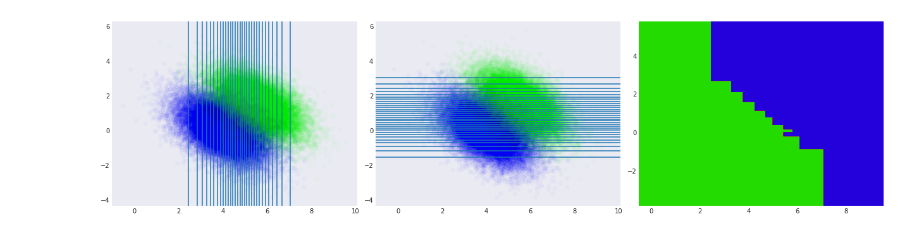
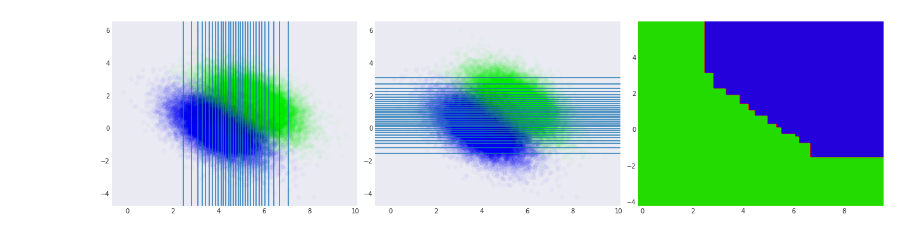
Before and after one commit to michelleliu103/w261_DisplayAdvertisingChallenge, a Jupyter notebook: tree-from-scratch.ipynb, the cells around one changed output. Drawn from its saved outputs; the diff is of its cells as text; code cells hidden in the pictures.

Commit message:
refactor working tree

```diff
--- a/tree-from-scratch.ipynb
+++ b/tree-from-scratch.ipynb
@@ -87,13 +34,13 @@ labels = validationData.map(lambda lp: lp.label).collect()
 # %%
 class DecisionTreeBinaryClassifier:
-    def __init__(self, num_features, categorical_features_info, max_bins=32, max_depth=10):
+    def __init__(self, num_features, categorical_features_info, max_bins=32, max_depth=10, min_per_node=1):
         self.num_features = num_features
         self.categorical_features_info = categorical_features_info
         self.max_bins = max_bins
         self.max_depth = max_depth
+        self.min_per_node = min_per_node
 
     def train(self, dataRDD):
-        print(dataRDD.take(5))
         node_id_counter = count()
         def seq_op(counts, row):
             label = row[0]
@@ -113,31 +60,45 @@ class DecisionTreeBinaryClassifier:
         self.continuous_bins = continuous_bins
 
         tree_root = TreeNode(next(node_id_counter), n, gini, probability)
+        tree_root.ranges = { i: (0, self.max_bins) for i in range(self.num_features) }
         self.tree_root = tree_root
-        print(tree_root)
+
         frontier = [tree_root]
         depth = 0
         while len(frontier) > 0:
-            print(depth)
+            print(depth, frontier)
             candidate_splits = {}
             for node in frontier:
-                candidate_splits[node.id] = gen_candidate_splits(self.num_features, self.max_bins, self.categorical_features_info)
+                candidate_splits[node.id] = gen_candidate_splits(node, self.num_features)
+
             statsRDD = treeRDD.flatMap(partial(split_statistics, tree_root, candidate_splits)) \
                 .reduceByKey(result_adder) \
                 .mapValues(to_gini)
+
             best_splits = statsRDD.map(shift_key) \
                 .reduceByKey(get_purest_split) \
                 .collectAsMap()
+
             print(best_splits)
+
             new_frontier = []
             for node in frontier:
+                if node.id not in best_splits:
+                    continue
                 split_data = best_splits[node.id]
                 (split_feat, split_val), _, (left_n, left_proba, left_gini), (right_n, right_proba, right_gini) = split_data
+                if left_n < self.min_per_node or right_n < self.min_per_node:
+                    continue
+                parent_range = node.feat_range(split_feat)
                 left = TreeNode(next(node_id_counter), left_n, left_gini, left_proba)
+                left.ranges = { split_feat: (parent_range[0], split_val + 1) }
                 right = TreeNode(next(node_id_counter), right_n, right_gini, right_proba)
+                right.ranges = { split_feat: (split_val + 1, parent_range[1]) }
                 node.split(split_feat, split_val, left, right)
-                new_frontier.append(left)
-                new_frontier.append(right)
+                if 0 < left.probability and left.probability < 1:
+                    new_frontier.append(left)
+                if 0 < right.probability and right.probability < 1:
+                    new_frontier.append(right)
             depth += 1
             if depth >= self.max_depth:
                 frontier = []
@@ -179,16 +140,19 @@ def to_discrete(continuous_val, bins):
             return i
     return len(bins)
 
-def gen_candidate_splits(num_feats, num_bins, categorical_features_info):
-    # TODO: make this respect restricted ranges as depth grows
+def gen_candidate_splits(node, num_feats):
     candidates = {}
     for i in range(num_feats):
-        candidates[i] = list(range(num_bins - 1))
+        feat_range = node.feat_range(i)
+        if feat_range[1] - feat_range[0] > 1:
+            candidates[i] = list(range(*feat_range))
     return candidates
 
 def split_statistics(tree_root, candidate_splits, pair):
     label, feat_vector = pair
     node_assignment = tree_root.get_assigned_node_id(feat_vector)
+    if node_assignment not in candidate_splits:
+        return []
     candidates_to_evaluate = candidate_splits[node_assignment]
 
     for feat_idx, split_vals in candidates_to_evaluate.items():
@@ -234,8 +196,8 @@ np.random.shuffle(data)
 
 toyRDD = sc.parallelize(data).map(lambda row: (row[-1], row[:-1]))
 # %%
-tree = DecisionTreeBinaryClassifier(2, {}, max_depth=6)
-tree.train(toyRDD)
+tree = DecisionTreeBinaryClassifier(2, {}, max_depth=7)
+%time tree.train(toyRDD)
 # %%
 probs = tree.predict(toyRDD.map(itemgetter(1))).collect()
 predictions = np.round(probs)
@@ -256,29 +218,29 @@ avg / total       0.93      0.93      0.93     60000
 # %%
 colors = np.array([[0., 1., 0., 0.02] if label == 0 else [0., 0., 1., 0.02] for label in data[:, 2]])
 
 plt.figure(figsize=(18, 5))
 plt.subplot(1, 3, 1)
 plt.scatter(data[:, 0], data[:, 1], c=colors)
 for i in tree.continuous_bins[0]:
     plt.axvline(x=i)
 
 plt.subplot(1, 3, 2)
 plt.scatter(data[:, 0], data[:, 1], c=colors)
 for i in tree.continuous_bins[1]:
     plt.axhline(y=i)
 
 plt.subplot(1, 3, 3)
-plot_step = 0.02
+plot_step = 0.05
 
 x_min, x_max = data[:, 0].min(), data[:, 0].max()
 y_min, y_max = data[:, 1].min(), data[:, 1].max()
 xx, yy = np.meshgrid(np.arange(x_min, x_max, plot_step),
                      np.arange(y_min, y_max, plot_step))
 plt.tight_layout(h_pad=0.5, w_pad=0.5, pad=2.5)
 
 meshRDD = sc.parallelize(np.hstack((xx.reshape(-1, 1), yy.reshape(-1, 1))))
 z = tree.predict(meshRDD).collect()
 z = np.array(z).round().reshape(xx.shape)
 cs = plt.contourf(xx, yy, z, cmap=plt.cm.brg)
 # %% [output]
-[figure, old version]
+[figure, new version]
```
Also changed, not shown: parts of 10 cells of this notebook, 2 other files.
